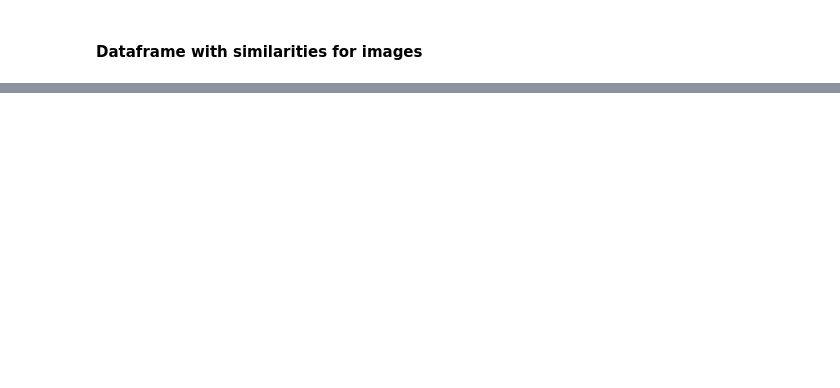
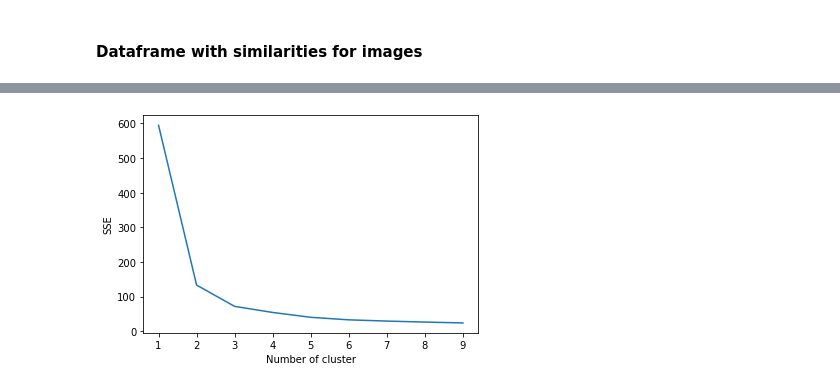
Before and after one commit to Kokostino/Data-Projects, a Jupyter notebook: Aesthetics.ipynb, the cells around one changed output, grey strips where cells are left out. Cells and saved outputs as stored; diff of their text form; code cells hidden in the pictures; blank space fills up the shorter version.

```diff
--- a/Aesthetics.ipynb
+++ b/Aesthetics.ipynb
@@ -252,0 +272,23 @@ for i in image_names:
+# %%
+# find perfect number of clusters
+
+from sklearn.datasets import load_iris
+
+iris = load_iris()
+X = pd.DataFrame(iris.data, columns=iris['feature_names'])
+#print(X)
+data = X[['sepal length (cm)', 'sepal width (cm)', 'petal length (cm)']]
+
+sse = {}
+for k in range(1, 10):
+    kmeans = KMeans(n_clusters=k, max_iter=1000).fit(data)
+    data["clusters"] = kmeans.labels_
+    #print(data["clusters"])
+    sse[k] = kmeans.inertia_ # Inertia: Sum of distances of samples to their closest cluster center
+plt.figure()
+plt.plot(list(sse.keys()), list(sse.values()))
+plt.xlabel("Number of cluster")
+plt.ylabel("SSE")
+plt.show()
+# %% [output]
+[figure, added]
```
Also changed, not shown: parts of 20 cells of this notebook.
